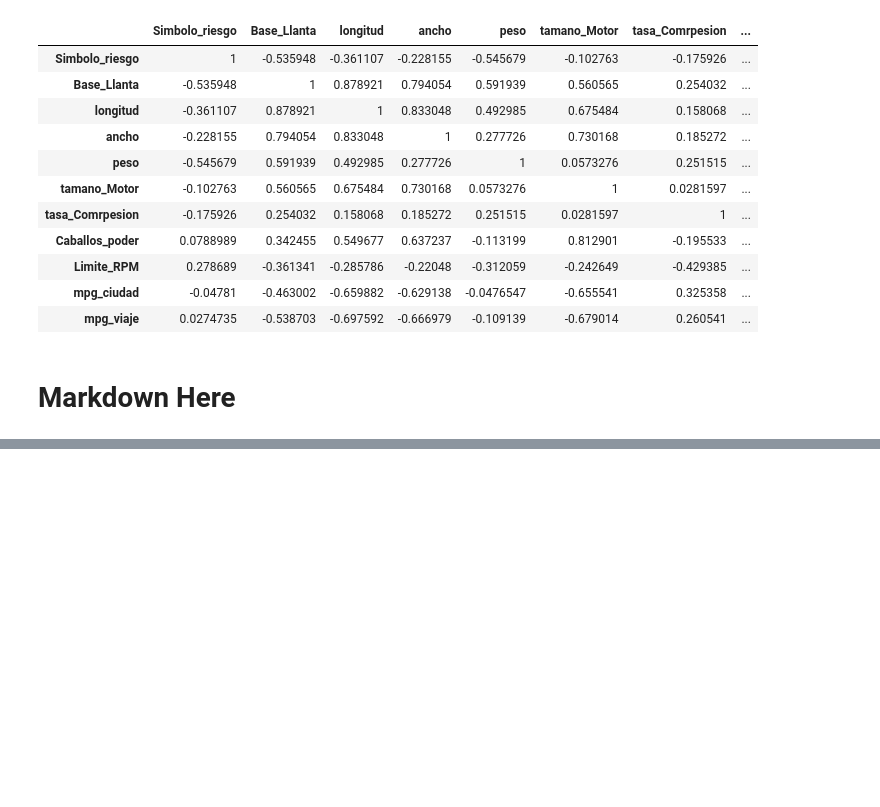
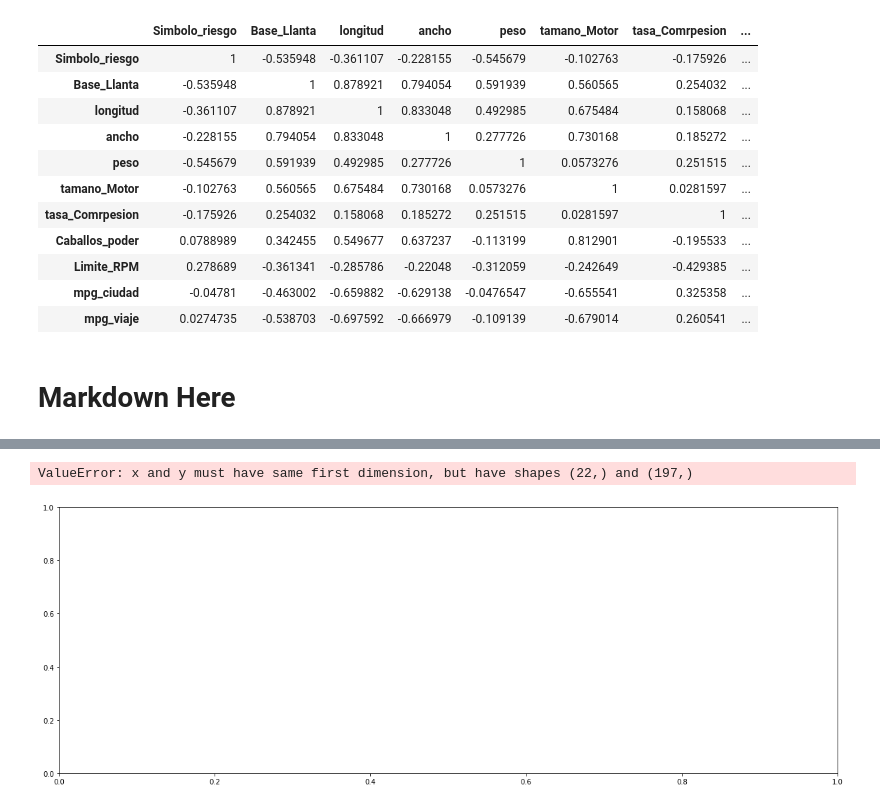
Before and after one commit to Manolomon/automobile-analysis, a Jupyter notebook: analysis.ipynb, the cells around one changed output, grey strips where cells are left out. Saved outputs shown, nothing was run; the diff lists cells and outputs as text; code cells hidden in the pictures; blank space fills up the shorter version.

```diff
--- a/analysis.ipynb
+++ b/analysis.ipynb
@@ -144,0 +136,10 @@ array([5000, 5500, 5800, 4250, 5400, 4800, 6000, 4750, 4200, 4350, 4500,
+# %%
+rpm = df.sort_values(by=['Limite_RPM'])
+rpm = list(rpm['Limite_RPM'].unique())
+fig, ax2 = plt.subplots(figsize=(20,7))
+poder = df['Caballos_poder']
+ax2.plot(rpm,pdr)
+plt.show()
+# %% [output]
+ValueError: x and y must have same first dimension, but have shapes (22,) and (197,)
+[figure, added]
```
Also changed, not shown: parts of 17 cells of this notebook.
